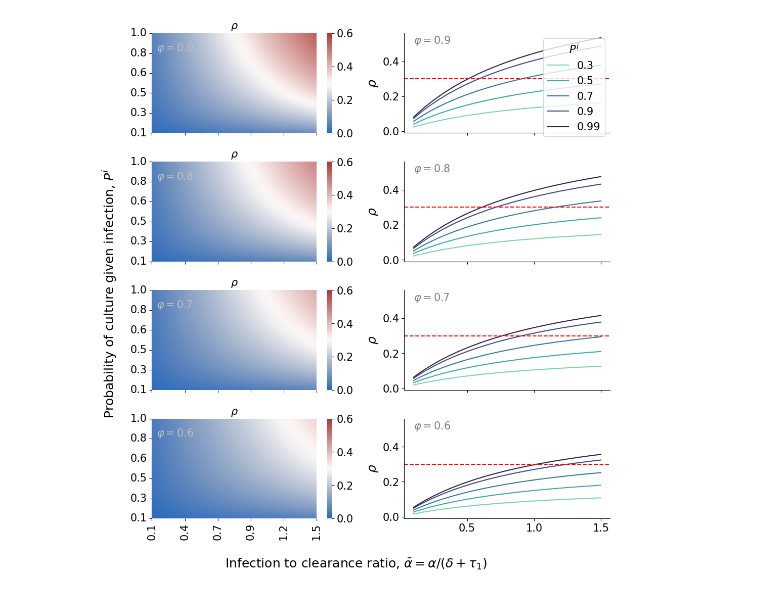
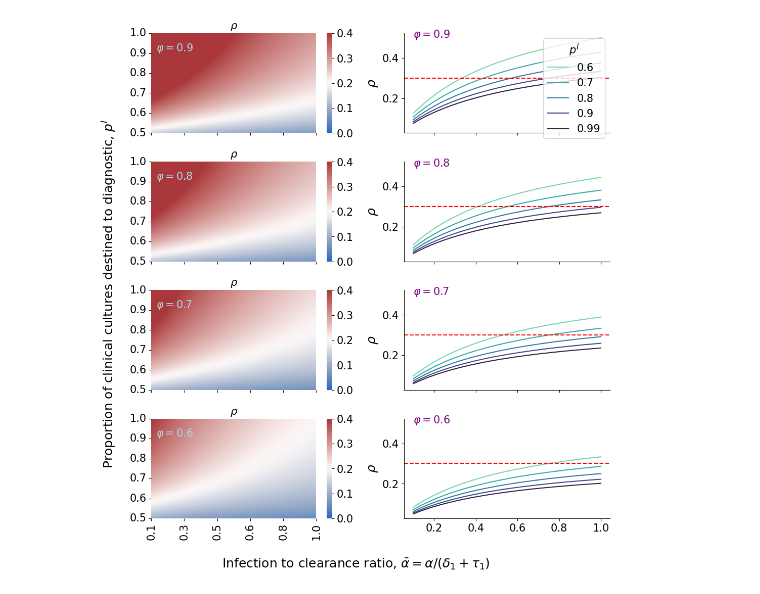
Before and after one commit to ChaosDonkey06/AMR_ABM2, a Jupyter notebook: manuscript/EffectiveSensitivity.ipynb, the cells around one changed output. Saved outputs shown, nothing was run; the diff lists cells and outputs as text; code cells hidden in the pictures.

```diff
--- a/manuscript/EffectiveSensitivity.ipynb
+++ b/manuscript/EffectiveSensitivity.ipynb
@@ -19,17 +19,17 @@ fig, ax = plt.subplots(4, 2, figsize=(10.5, 11.2), sharey="col", sharex="col")
 
 for idx_phi, φ in enumerate([0.9, 0.8, 0.7, 0.6]):
 
-    p          = np.linspace(0.1, 1, 1000)
-    alpha_norm = np.linspace(0.1,   1.5, 1000)
+    p          = np.linspace(0.5, 1, 1000)
+    alpha_norm = np.linspace(0.1,   1, 1000)
 
     prob_cult, alphass = np.meshgrid(p, alpha_norm)
-    ro_bar      = φ * (prob_cult  * (alphass) / (alphass+1))
+    ro_bar      = φ * ((1/prob_cult)  * (alphass) / (2 * alphass+1))
     rho_norm_df = pd.DataFrame(ro_bar, index=p, columns=alpha_norm)
-
 
     ax_hm          = ax[idx_phi, 0]
     palette = sns.color_palette("vlag", as_cmap=True)
-    sns.heatmap(ax = ax_hm, data=rho_norm_df.iloc[::-1], cmap=palette,  cbar=True, vmin=0.0, vmax=0.6)
+    sns.heatmap(ax = ax_hm, data=rho_norm_df.iloc[::-1], cmap=palette,  cbar=True, vmin=0.0, vmax=0.4)
+
     #ax_hm.set_xlabel(r'$\bar{\alpha}= \alpha/ ( \delta + \tau_1)$', fontsize=15)
 
     xticks        = rho_norm_df.columns
@@ -46,40 +46,38 @@ for idx_phi, φ in enumerate([0.9, 0.8, 0.7, 0.6]):
     ax_hm.set_yticks(keptyticksidx)
 
     ax_hm.set_xticklabels(xtickslabels, fontsize=20, rotation=0)
     ax_hm.set_yticklabels(ytickslabels, fontsize=20)
 
     ax_hm.tick_params( which='both', axis='x', labelrotation=90, labelsize=15)
     ax_hm.tick_params( which='both', axis='both', labelsize=15)
 
     ax_hm.set_title(r"$\rho$", fontsize=15)
 
-    Ps = [0.3,  0.5,  0.7, 0.9,  0.99]
+    Ps = [0.6, 0.7, 0.8,  0.9,  0.99]
     colors = sns.color_palette(palette="mako_r", n_colors=len(Ps), desat=None, as_cmap=False)
     for idx_p, p in enumerate(Ps):
-        ro = φ * p  * (alpha_norm) / (alpha_norm+1)
+        ro = φ * (1/p)  * (alpha_norm) / (2 * alpha_norm+1)
         ax[idx_phi, 1].plot(alpha_norm, ro, label=p, color=colors[idx_p])
 
     ax[idx_phi, 1].axhline(y=0.3, color='red', linestyle='--')
     ax[idx_phi, 1].set_ylabel(r"$\rho$")
 
     ax[idx_phi, 1].text(s=r"$\varphi=${}".format(φ),
-                        x=0.1, y=0.5, color="gray")
+                        x=0.1, y=0.5, color="purple")
 
     ax[idx_phi, 0].text(s=r"$\varphi=${}".format(φ),
-                        x=30, y=180, color="silver")
+                        x=30, y=180, color="lightblue")
 
-ax[0, 1].legend(title=r'$P^i$', ncol=1, loc="upper right")
+ax[0, 1].legend(title=r'$p^I$', ncol=1, loc="upper right")
 
 for axi in ax.flatten():
     axi.spines['right'].set_visible(False)
     axi.spines['top'].set_visible(False)
 
-fig.supxlabel(r"Infection to clearance ratio, $\bar{\alpha}= \alpha/ ( \delta + \tau_1)$")
-fig.supylabel(r'Probability of culture given infection, $P^i$')
-
-#ax[-1, 1].set_xlabel(r'')
+fig.supxlabel(r"Infection to clearance ratio, $\bar{\alpha}= \alpha/ ( \delta_1 + \tau_1)$")
+fig.supylabel(r'Proportion of clinical cultures destined to diagnostic, $p^I$')
 
 plt.tight_layout()
 fig.savefig('./EffectiveSensitivity.png', bbox_inches='tight', dpi=300)
 # %% [output]
-[figure, old version]
+[figure, new version]
```
